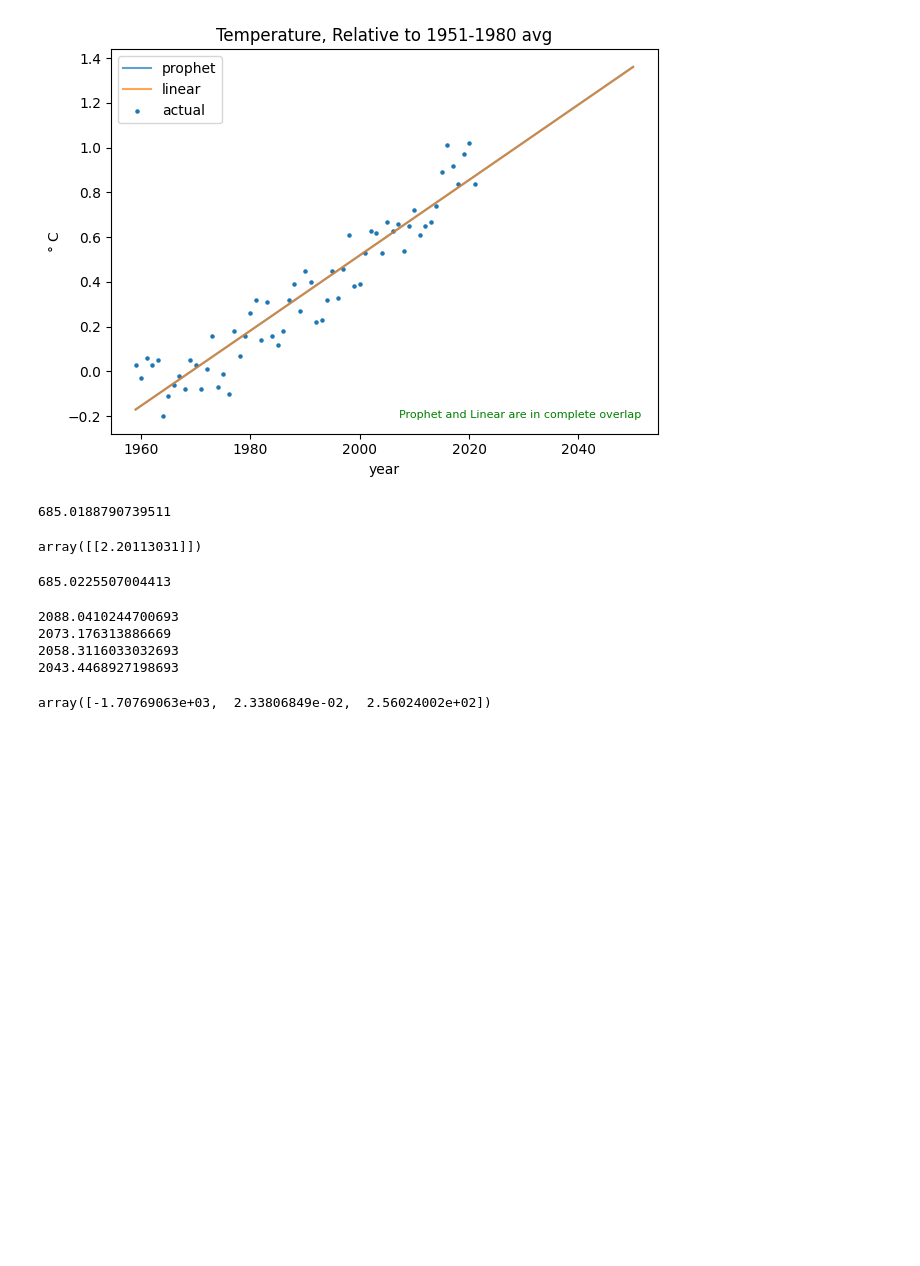
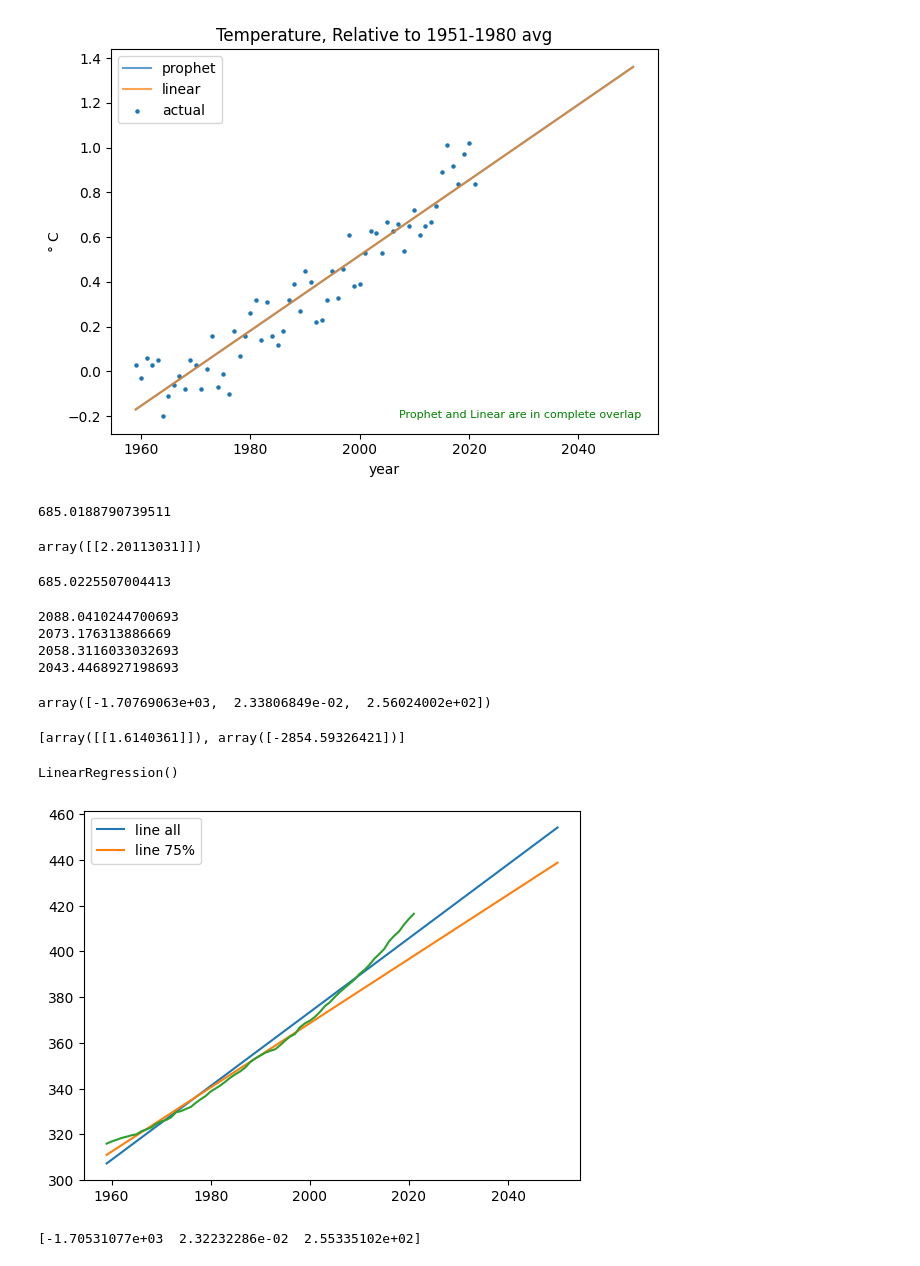
Before and after one commit to akioweh/The-HiMCM, a Jupyter notebook: py/main.ipynb, the cells around one changed output. Cells and saved outputs as stored; diff of their text form; code cells hidden in the pictures; blank space fills up the shorter version.

```diff
--- a/py/main.ipynb
+++ b/py/main.ipynb
@@ -646,3 +646,12 @@ print(reverse_line(1.25, *pmt_temp_lr)[0][0])
 pmt_co2_exp
 # %% [output]
 array([-1.70769063e+03,  2.33806849e-02,  2.56024002e+02])
+# %%
+pmt_co2_line
+# %% [output]
+[array([[1.6140361]]), array([-2854.59326421])]
+# %%
+m_co2_lr2 = LinearRegression()
+m_co2_lr2.fit(co2_df[:47]['year'].to_numpy().reshape(-1, 1), co2_df[:47]['y'])
+# %% [output]
+LinearRegression()
@@ -648,0 +660,15 @@ array([-1.70769063e+03,  2.33806849e-02,  2.56024002e+02])
+# %%
+co2_pred_lr2 = m_co2_lr2.predict(PRED_YEARS['year'].to_numpy().reshape(-1, 1))
+# %%
+plt.plot(PRED_YEARS, co2_pred_lr, label='line all')
+plt.plot(PRED_YEARS, co2_pred_lr2, label='line 75%')
+plt.plot(co2_df['year'], co2_df['y'])
+plt.legend()
+plt.show()
+# %% [output]
+[figure, added]
+# %%
+pmt_co2_exp2, _ = curve_fit(exp_func, co2_df[:47]['year'], co2_df[:47]['y'], p0=[-1727, 0.017, 264])
+print(pmt_co2_exp2)
+# %% [output]
+[-1.70531077e+03  2.32232286e-02  2.55335102e+02]
```
Also changed, not shown: parts of 15 cells of this notebook, 11 other files.
